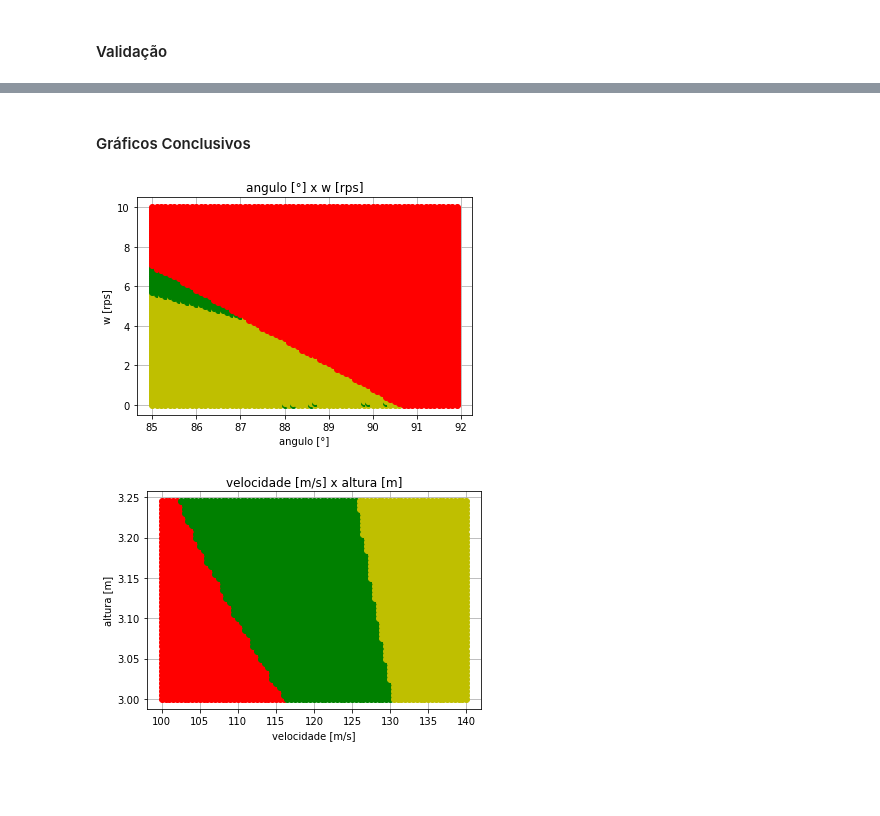
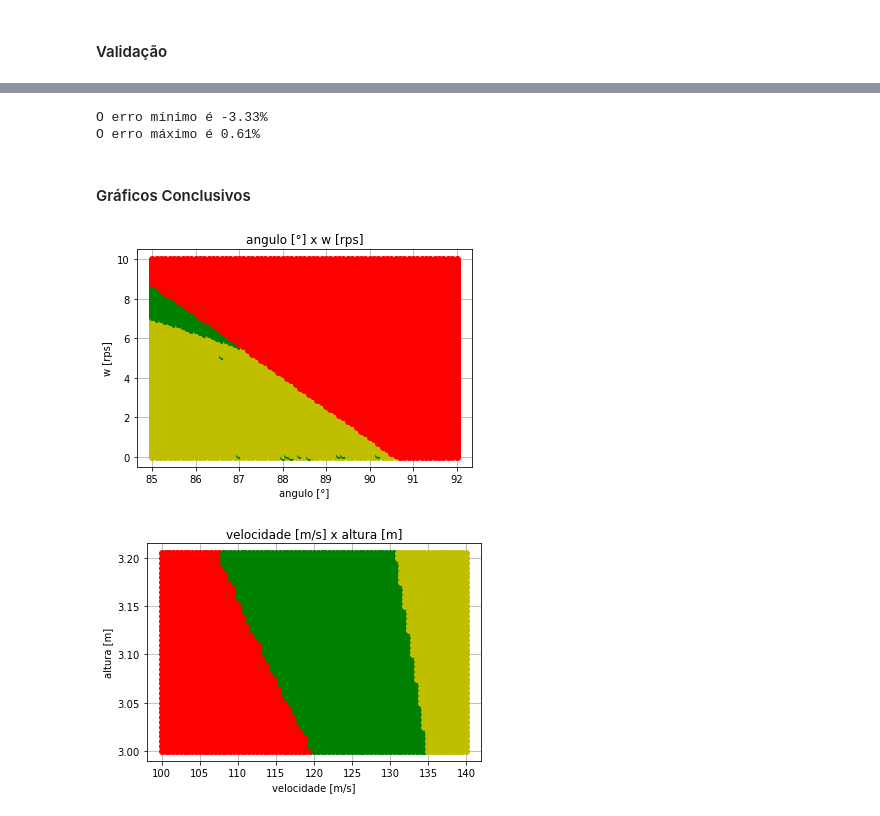
Before and after one commit to dourado-rafa/ModssimProjeto3, a Jupyter notebook: bola_de_volei_principal.ipynb, the cells around one changed output, grey strips where cells are left out. Cells and saved outputs as stored; diff of their text form; code cells hidden in the pictures; blank space fills up the shorter version.

```diff
--- a/bola_de_volei_principal.ipynb
+++ b/bola_de_volei_principal.ipynb
@@ -89,7 +89,7 @@ vy0 = v0*sin(tetha)*sin(alpha)
 vz0 = v0*cos(tetha)
 
 # Decompondo a Velocidade Angular inicial
-w = 3*(2*pi) # dado em [RPS] transformado em [rad]
+w = 4*(2*pi) # dado em [RPS] transformado em [rad]
 wx = -w*sin(tetha)*sin(alpha)
 wy = w*sin(tetha)*cos(alpha)
 wz = w*cos(tetha)
@@ -214,12 +222,9 @@ plt.show()
 # %% [markdown]
 #### Validação
 # %%
-infos_Odeint = odeint(modelo, info_0, t_lista)
-
-posX = list(infos_Odeint[:,0])
-posY = list(infos_Odeint[:,1])
-posZ = list(infos_Odeint[:,2])
-
+# Algumas vezes, ao plotar o gráfico era criada uma linha reta no chão que ligava o ponto onde a bola
+# batia no chão com a origem, para evitar esse bug o index registra o momento que a bola cai no chão e
+# utiliza os dados somente até aquele momento
 
 rede = False
 index = len(t_lista)-1 # index do ultimo valor do modelo (valor em que a bola bate no chão)
@@ -283,3 +288,26 @@ plt.show()
+# %%
+# Calculando os erros máximo e mínimo da validação
+
+erro_minimo = (posY[0] - y_video[0])/y_video[0]
+erro_maximo = (posY[0] - y_video[0])/y_video[0]
+inicio = 0
+
+for i in range(len(x_video)):
+    for j in range(inicio,len(posX)):
+        if posX[j] >= x_video[i]:
+            erro = (posY[j] - y_video[i])/y_video[i]
+            inicio = j
+            break
+    if erro <= erro_minimo:
+        erro_minimo = erro
+    if erro >= erro_maximo:
+        erro_maximo = erro
+
+print(f'O erro mínimo é {round(erro_minimo,2)}%')
+print(f'O erro máximo é {round(erro_maximo,2)}%')
+# %% [output]
+O erro mínimo é -3.33%
+O erro máximo é 0.61%
 # %% [markdown]
 #### Gráficos Conclusivos
 # %%
@@ -301,18 +329,12 @@ def verifica(posX, posZ):
 # Amarelo: Passou da rede, mas caiu fora da quadra
 # Verde: Passou da rede e cai dentro da quadra
 # %%
-tetha_lista = np.arange(85,92,0.1)
-w_lista = np.arange(0,10+0.1, 0.1)
+# Gráfico conclusivo 1:
 
-# Ângulos iniciais
-v0 = 126.3/3.6
-tetha = radians(90) # Ângulo vertical
-alpha = radians(15) # Ângulo horizontal
-
-# Posição inicial
-x0 = 0
-y0 = y_video[0]
-z0 = 3.0
+da = 0.1 # variação do angulo vertical
+tetha_lista = np.arange(85, 92+da, da)
+dw = 0.1 # variação da velocidade angular
+w_lista = np.arange(0, 10+dw, dw)
 
 for angulo in tetha_lista:
     tetha = radians(angulo) # dado em [km/h] transformado em [m/s]
@@ -339,45 +361,45 @@ plt.ylabel('w [rps]')
 plt.grid()
 plt.show()
 # %% [output]
-[figure, old version]
+[figure, new version]
 # %%
-v_lista = np.arange(100, 140.5, 0.5)
-h_lista = np.arange(3, 3.2+0.05, 0.005)
+# Gráfico Conclusivo 2:
 
-# Ângulos iniciais
+dv = 0.5 # variação da velocidade
+v_lista = np.arange(100, 140+dv, dv)
+dh = 0.005 # variação da altura
+h_lista = np.arange(3, 3.2+dh, dh)
+
+# Redefinindo os ângulos iniciais
 tetha = radians(85) # Ângulo vertical
 alpha = radians(15) # Ângulo horizontal
 
-# Posição inicial
-x0 = 0
-y0 = y_video[0]
-
-# Decompondo a Velocidade Angular inicial
-w = 6*(2*pi) # dado em [RPS] transformado em [rad]
+# Redefinindo a velocidade angular
+w = 8*(2*pi) # dado em [RPS] transformado em [rad]
 wx = -w*sin(tetha)*sin(alpha)
 wy = w*sin(tetha)*cos(alpha)
 wz = w*cos(tetha)
 w_vetor = np.array([wx, wy, wz]) # Compondo o Vetor da velocidade angular
 
 for v in v_lista:
     v0 = v/3.6 # dado em [km/h] transformado em [m/s]
     vx0 = v0*sin(tetha)*cos(alpha)
     vy0 = v0*sin(tetha)*sin(alpha)
     vz0 = v0*cos(tetha)
     for h in h_lista:
         z0 = h
         info_0 = [x0, y0, z0, vx0, vy0, vz0]
         info = odeint(modelo, info_0, t_lista)
         posX = info[:,0]
         posY = info[:,1]
         posZ = info[:,2]
         cor = verifica(posX, posZ)
         plt.plot(v, h, cor)
 
 plt.title("velocidade [m/s] x altura [m]")
 plt.xlabel('velocidade [m/s]')
 plt.ylabel('altura [m]')
 plt.grid()
 plt.show()
 # %% [output]
-[figure, old version]
+[figure, new version]
```
Also changed, not shown: parts of 6 cells of this notebook.
